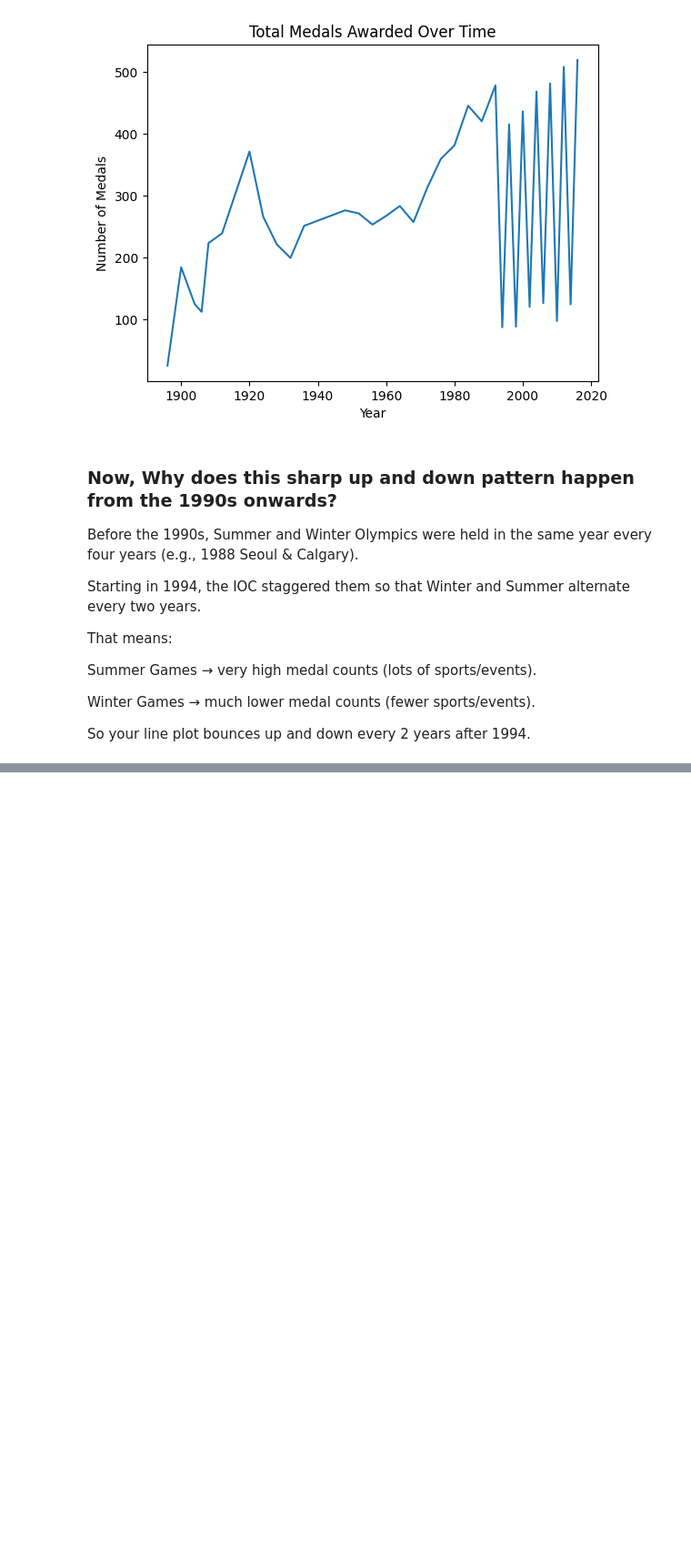
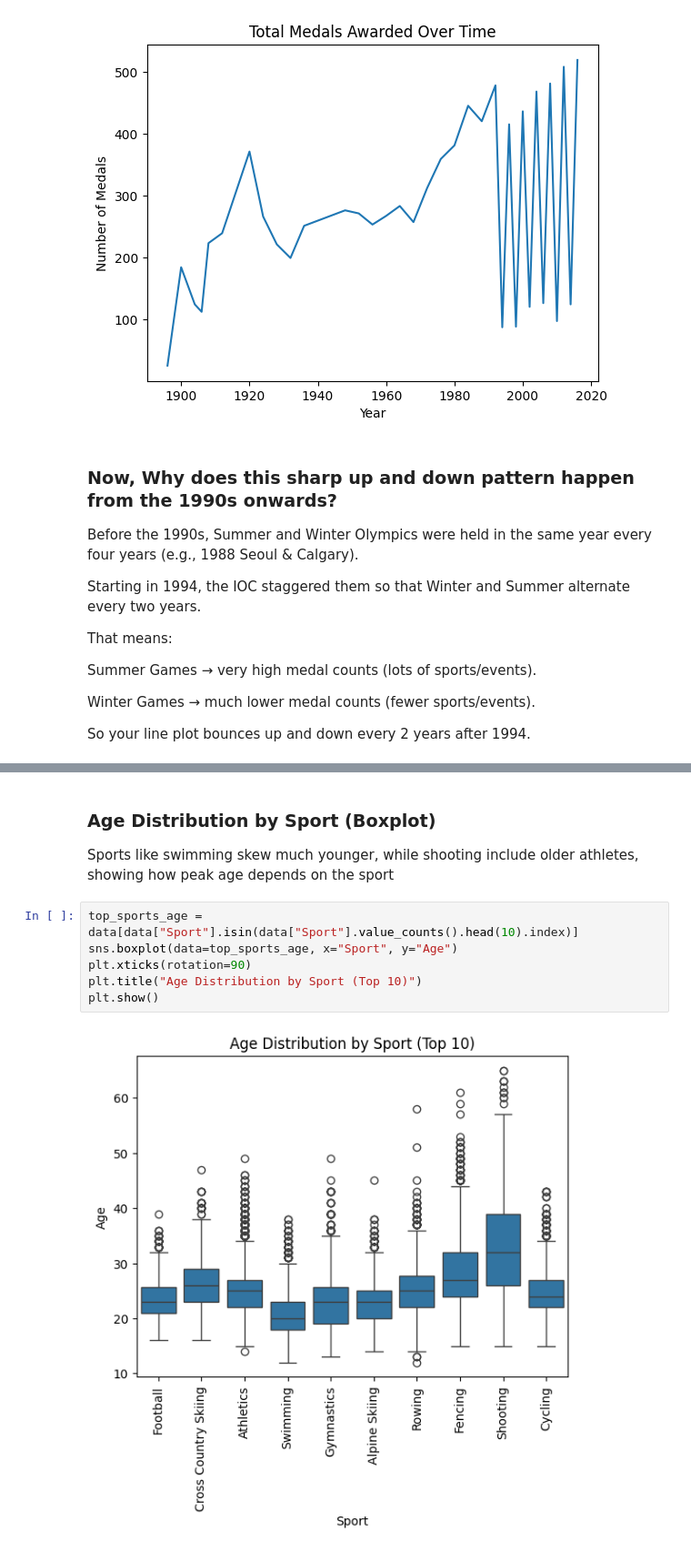
Before and after one commit to srigan-s/UWDSC-EDA-Interview, a Jupyter notebook: olympics.ipynb, the cells around one changed output, grey strips where cells are left out. Shown: that part at 91% size. Cells and saved outputs as stored; diff of their text form; blank space fills up the shorter version.

```diff
--- a/olympics.ipynb
+++ b/olympics.ipynb
@@ -329,0 +371,12 @@ So your line plot bounces up and down every 2 years after 1994.
+# %% [markdown]
+### Age Distribution by Sport (Boxplot)
+
+Sports like swimming skew much younger, while shooting include older athletes, showing how peak age depends on the sport
+# %%
+top_sports_age = data[data["Sport"].isin(data["Sport"].value_counts().head(10).index)]
+sns.boxplot(data=top_sports_age, x="Sport", y="Age")
+plt.xticks(rotation=90)
+plt.title("Age Distribution by Sport (Top 10)")
+plt.show()
+# %% [output]
+[figure, added]
```
Also changed, not shown: parts of 13 cells of this notebook.
